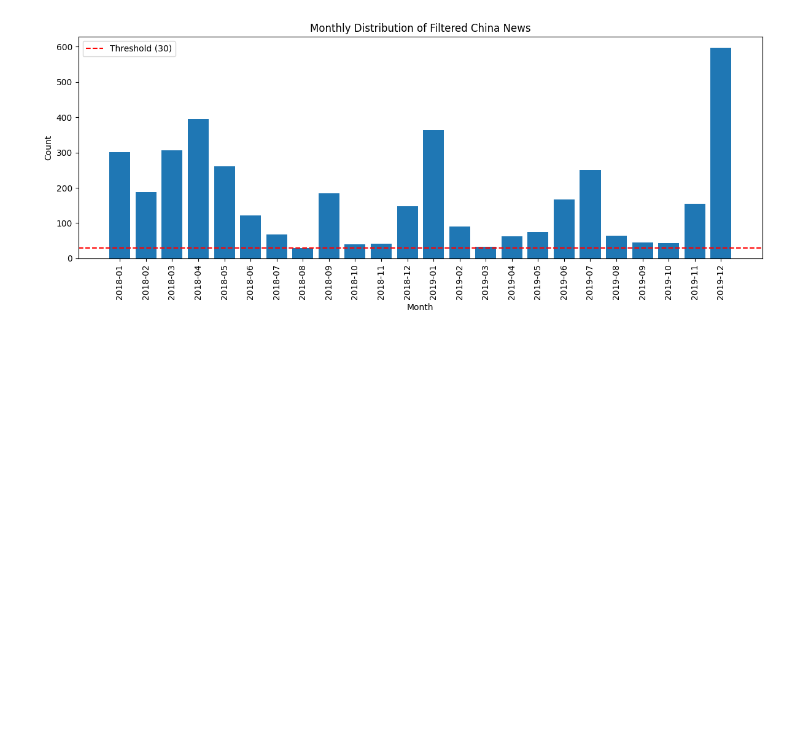
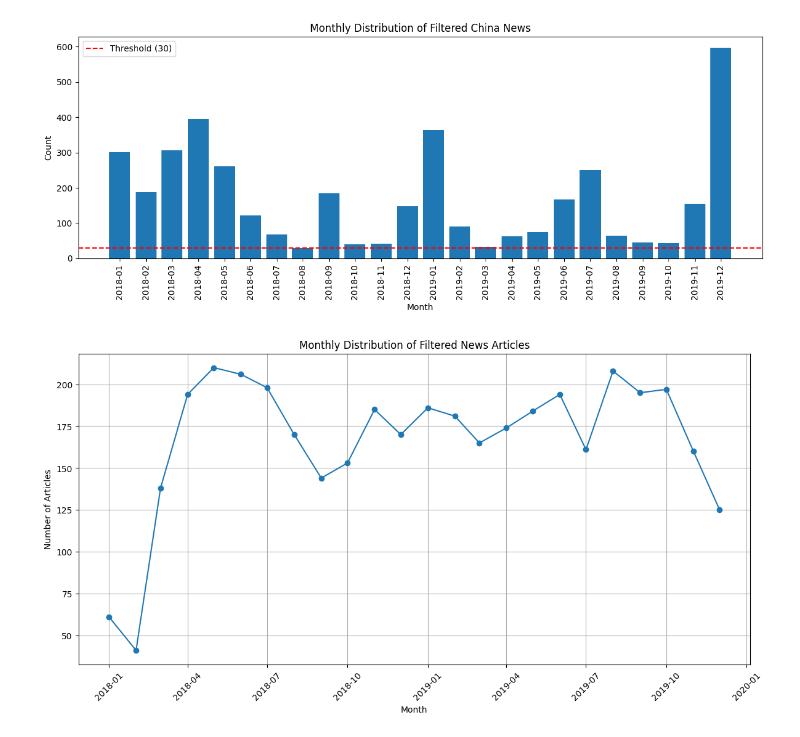
Before and after one commit to JANE-WANG-X/2025, a Jupyter notebook: data_cleaning.ipynb, the cells around one changed output. Drawn from its saved outputs; the diff is of its cells as text; code cells hidden in the pictures; blank space fills up the shorter version.

Commit message:
drop

```diff
--- a/data_cleaning.ipynb
+++ b/data_cleaning.ipynb
@@ -581,3 +577,30 @@ plt.show()
 filtered_china_df = filtered_china_df.drop(columns=['month'])
 filtered_china_df = filtered_china_df.reset_index(drop=True)
 filtered_china_df.to_csv('data_final/cn_news.csv', encoding='utf-8-sig')
+# %%
+filtered_df = filtered_df.drop(columns=['month'])
+np.random.seed(42)
+filtered_df = filtered_df.sample(n=4000, random_state=42)
+filtered_df = filtered_df.sort_values(by='Date')
+filtered_df = filtered_df.reset_index(drop=True)
+filtered_df.to_csv('data_final/us_news.csv')
+# %%
+# Group by month and count
+filtered_df['month'] = pd.to_datetime(filtered_df['Date'], errors='coerce').dt.to_period('M')
+date_distribution = filtered_df.groupby('month').size().reset_index(name='count')
+
+# Convert period to datetime for plotting
+date_distribution['month'] = date_distribution['month'].dt.to_timestamp()
+
+# Plot the date distribution
+plt.figure(figsize=(12, 6))
+plt.plot(date_distribution['month'], date_distribution['count'], marker='o')
+plt.title('Monthly Distribution of Filtered News Articles')
+plt.xlabel('Month')
+plt.ylabel('Number of Articles')
+plt.grid(True)
+plt.tight_layout()
+plt.xticks(rotation=45)
+plt.show()
+# %% [output]
+[figure, added]
```
Also changed, not shown: parts of 1 cell of this notebook, 1 other file.
